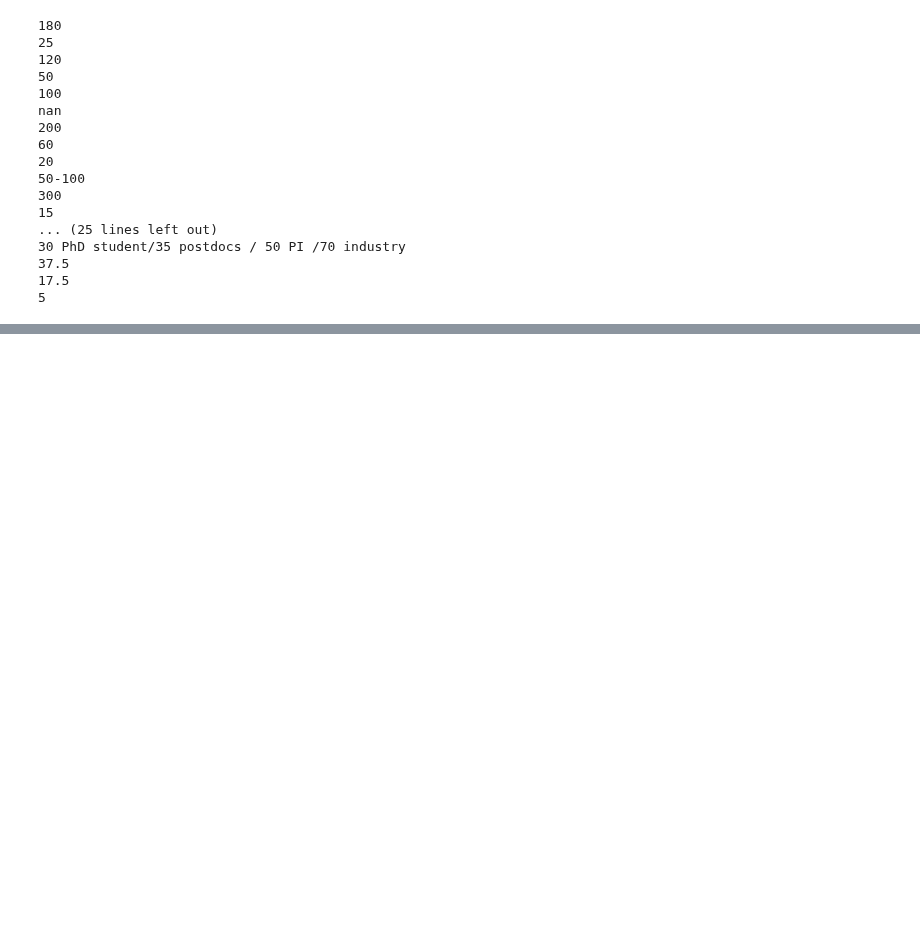
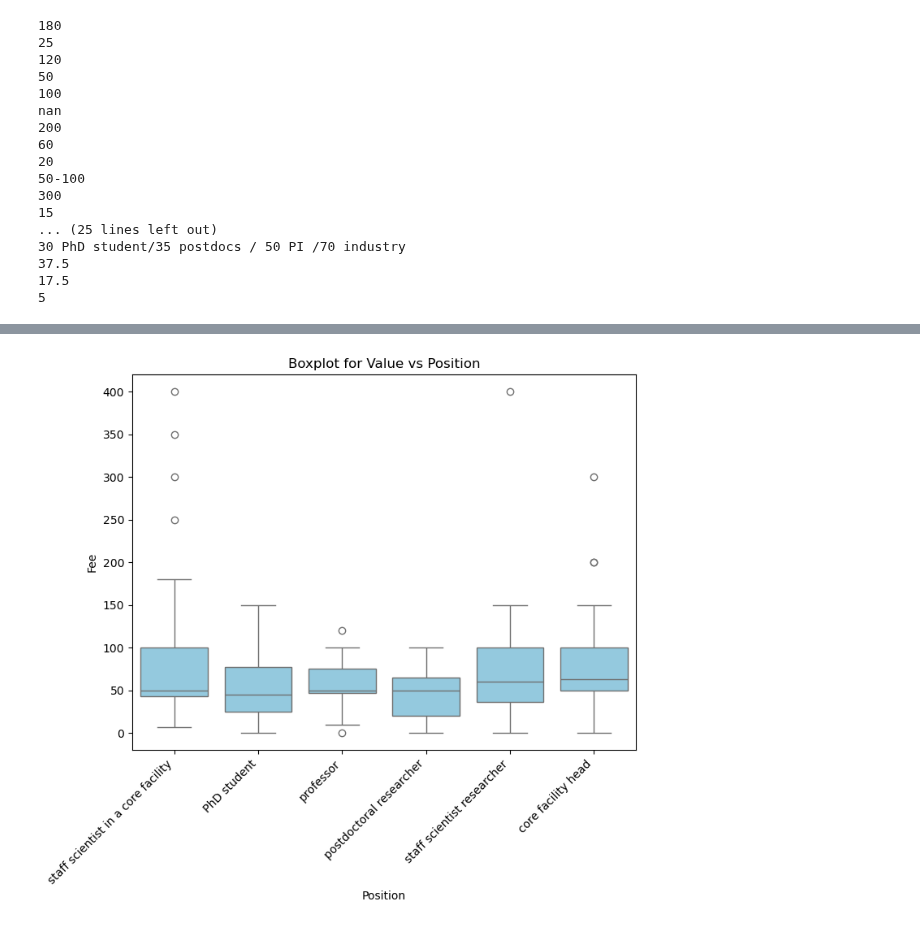
Before and after one commit to GloBIAS-BioimageAnalysts/Survey_2024, a Jupyter notebook: notebooks/membership_cost.ipynb, the cells around one changed output, grey strips where cells are left out. Cells and saved outputs as stored; diff of their text form; code cells hidden in the pictures; blank space fills up the shorter version.

Commit message:
Extend membership cost, Position vs Fee boxplot

```diff
--- a/notebooks/membership_cost.ipynb
+++ b/notebooks/membership_cost.ipynb
@@ -93,0 +106,3 @@ Median value: 50.00
+# %%
+position_df = df.iloc[:, 3].copy()
+position_df.head()
@@ -93,0 +136,7 @@ Median value: 50.00
+# %%
+position_value_df = pd.concat([position_df, value_df])
+position_value_df = pd.DataFrame(
+    {
+        "position": position_df,
+        "value": value_df,
+    })
@@ -93,0 +152,13 @@ Median value: 50.00
+# %%
+counts = position_df.value_counts()
+
+# Define your threshold for filtering
+threshold = 10
+
+# Filter out values with counts less than the threshold
+filtered_values = counts[counts >= threshold].index
+
+# Filter the DataFrame to keep only rows with 'Name' in filtered_values
+position_value_filtered_df = position_value_df[position_value_df['position'].isin(filtered_values)]
+
+position_value_filtered_df.head()
@@ -93,0 +172,17 @@ Median value: 50.00
+# %%
+# Plot the boxplot
+plt.figure(figsize=(8, 6))
+chart = sns.boxplot(position_value_filtered_df,
+            x="position",
+            y="value",
+            color='skyblue',)
+plt.title('Boxplot for Value vs Position')
+chart.set_xticklabels(chart.get_xticklabels(), rotation=45, horizontalalignment='right')
+plt.xlabel('Position')
+plt.ylabel('Fee')
+
+
+plt.savefig("../figures/MembershipFeePositionBoxplot.png", bbox_inches='tight')
+plt.savefig("../figures/MembershipFeePositionBoxplot.svg", bbox_inches='tight')
+# %% [output]
+[figure, added]
```
Also changed, not shown: parts of 8 cells of this notebook, 2 other files.
